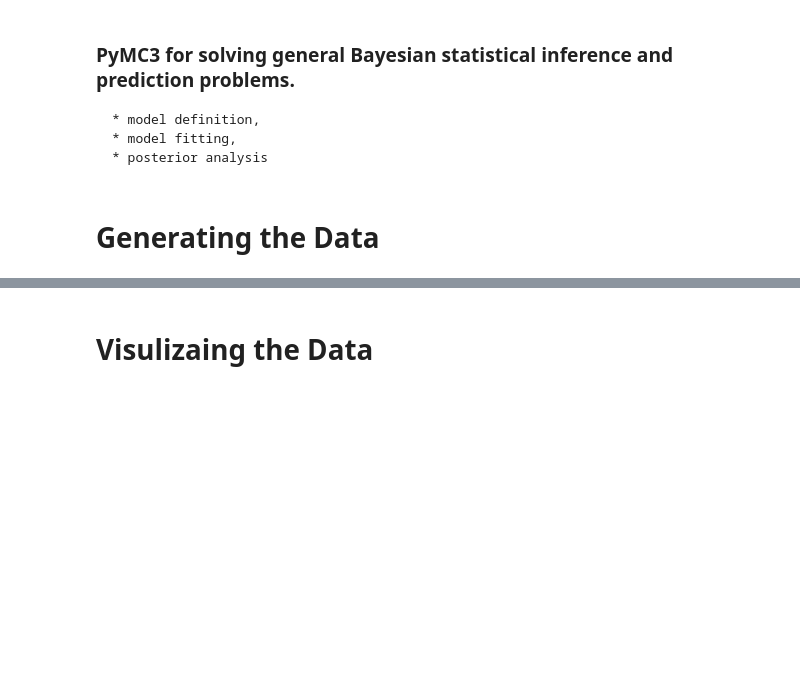
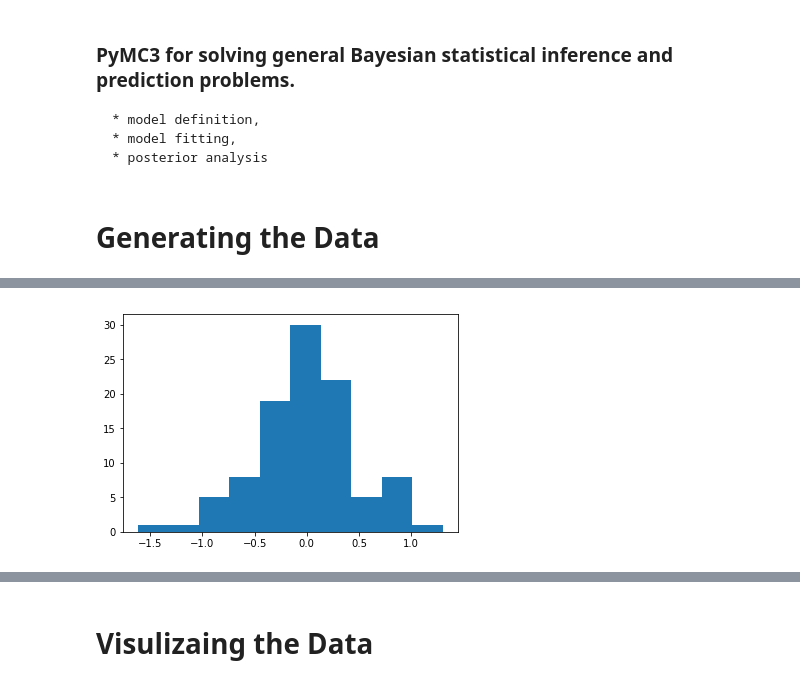
Before and after one commit to alhaol/pymc3, a Jupyter notebook: GetStartedPyMC3.ipynb, the cells around one changed output, grey strips where cells are left out. Saved outputs shown, nothing was run; the diff lists cells and outputs as text; code cells hidden in the pictures; blank space fills up the shorter version.

```diff
--- a/GetStartedPyMC3.ipynb
+++ b/GetStartedPyMC3.ipynb
@@ -41,0 +52,5 @@ Y = alpha + beta[0]*X1 + beta[1]*X2 + np.random.randn(size)*sigma
+# %%
+plt.hist(beta[1]*X2 )
+plt.show()
+# %% [output]
+[figure, added]
```
Also changed, not shown: parts of 16 cells of this notebook, 10 other files.
